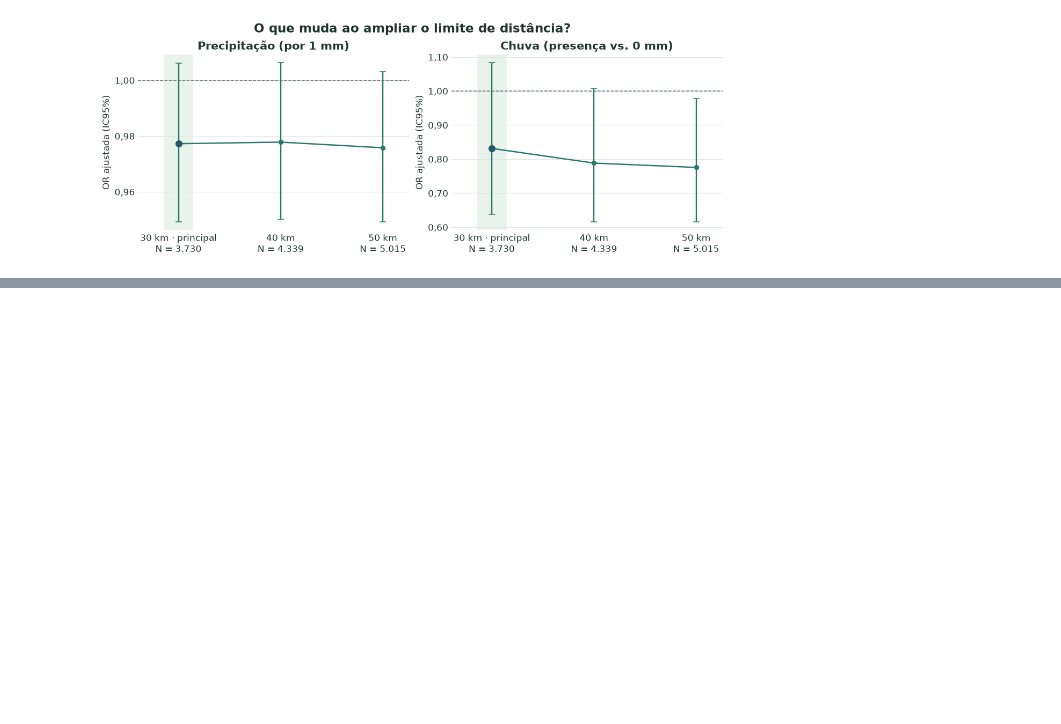
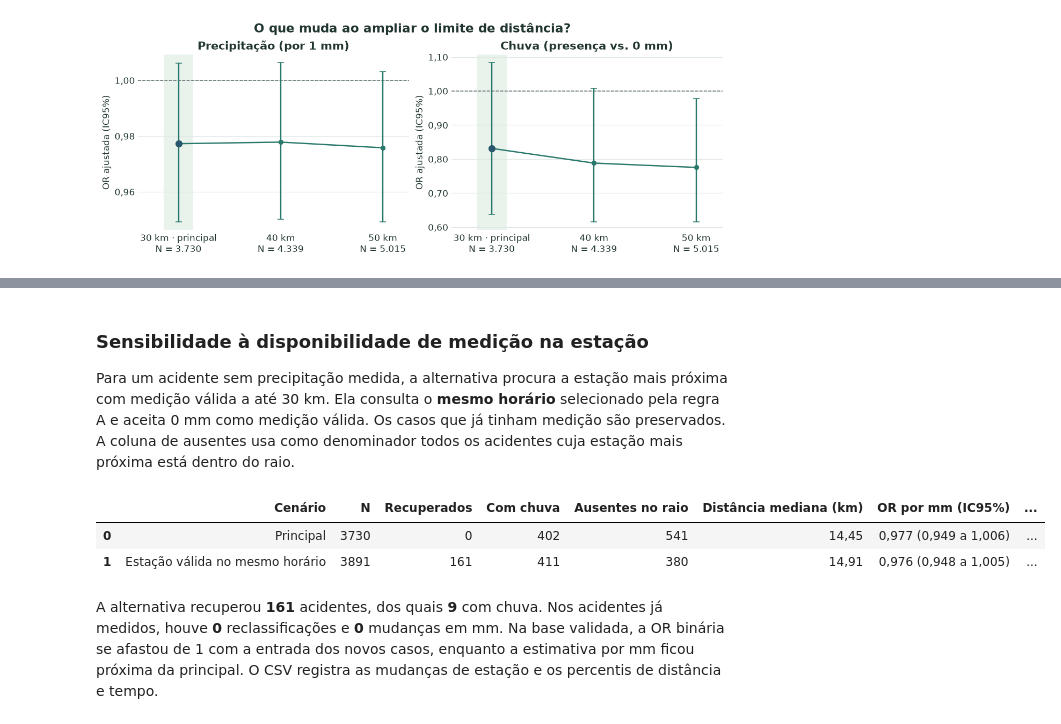
Before and after one commit to LimaGustav/RP2, a Jupyter notebook: RP2_Analise_PRF_INMET.ipynb, the cells around one changed output, grey strips where cells are left out. Saved outputs shown, nothing was run; the diff lists cells and outputs as text; code cells hidden in the pictures; blank space fills up the shorter version.

```diff
--- a/RP2_Analise_PRF_INMET.ipynb
+++ b/RP2_Analise_PRF_INMET.ipynb
@@ -570,0 +663,37 @@ Os pontos são as OR ajustadas, as barras verticais são os IC95% e a linha trac
+# %%
+if adicionais:
+    display(Markdown("""### Sensibilidade à disponibilidade de medição na estação
+
+Para um acidente sem precipitação medida, a alternativa procura a estação mais próxima com medição válida a até 30 km. Ela consulta o **mesmo horário** selecionado pela regra A e aceita 0 mm como medição válida. Os casos que já tinham medição são preservados. A coluna de ausentes usa como denominador todos os acidentes cuja estação mais próxima está dentro do raio."""))
+    estacao = adicionais["sensibilidade_estacao"].copy()
+    estacao["cenario"] = estacao["cenario"].map({
+        "principal": "Principal",
+        "alternativa": "Estação válida no mesmo horário",
+    })
+    estacao["distancia_mediana_km"] = estacao["distancia_mediana_km"].map(
+        lambda valor: decimal(valor, 2)
+    )
+    exibir_sensibilidade(estacao, {
+        "cenario": "Cenário", "n": "N", "recuperados": "Recuperados",
+        "com_chuva": "Com chuva", "sem_medicao_no_raio": "Ausentes no raio",
+        "distancia_mediana_km": "Distância mediana (km)",
+    })
+
+    alternativa = adicionais["sensibilidade_estacao"].set_index("cenario").loc["alternativa"]
+    display(Markdown(
+        f"A alternativa recuperou **{inteiro(alternativa['recuperados'])}** acidentes, "
+        f"dos quais **{inteiro(alternativa['recuperados_com_chuva'])}** com chuva. "
+        f"Nos acidentes já medidos, houve **{inteiro(alternativa['reclassificacoes_casos_comuns'])}** "
+        f"reclassificações e **{inteiro(alternativa['alteracoes_mm_casos_comuns'])}** mudanças em mm. "
+        "Na base validada, a OR binária se afastou de 1 com a entrada dos novos casos, "
+        "enquanto a estimativa por mm ficou próxima da principal. O CSV registra as mudanças "
+        "de estação e os percentis de distância e tempo."
+    ))
+# %% [output]
+### Sensibilidade à disponibilidade de medição na estação
+
+Para um acidente sem precipitação medida, a alternativa procura a estação mais próxima com medição válida a até 30 km. Ela consulta o **mesmo horário** selecionado pela regra A e aceita 0 mm como medição válida. Os casos que já tinham medição são preservados. A coluna de ausentes usa como denominador todos os acidentes cuja estação mais próxima está dentro do raio.
+|  | Cenário | N | Recuperados | Com chuva | Ausentes no raio | Distância mediana (km) | OR por mm (IC95%) | ... |
+| 0 | Principal | 3730 | 0 | 402 | 541 | 14,45 | 0,977 (0,949 a 1,006) | ... |
+| 1 | Estação válida no mesmo horário | 3891 | 161 | 411 | 380 | 14,91 | 0,976 (0,948 a 1,005) | ... |
+A alternativa recuperou **161** acidentes, dos quais **9** com chuva. Nos acidentes já medidos, houve **0** reclassificações e **0** mudanças em mm. Na base validada, a OR binária se afastou de 1 com a entrada dos novos casos, enquanto a estimativa por mm ficou próxima da principal. O CSV registra as mudanças de estação e os percentis de distância e tempo.
```
Also changed, not shown: parts of 22 cells of this notebook, 5 other files.
